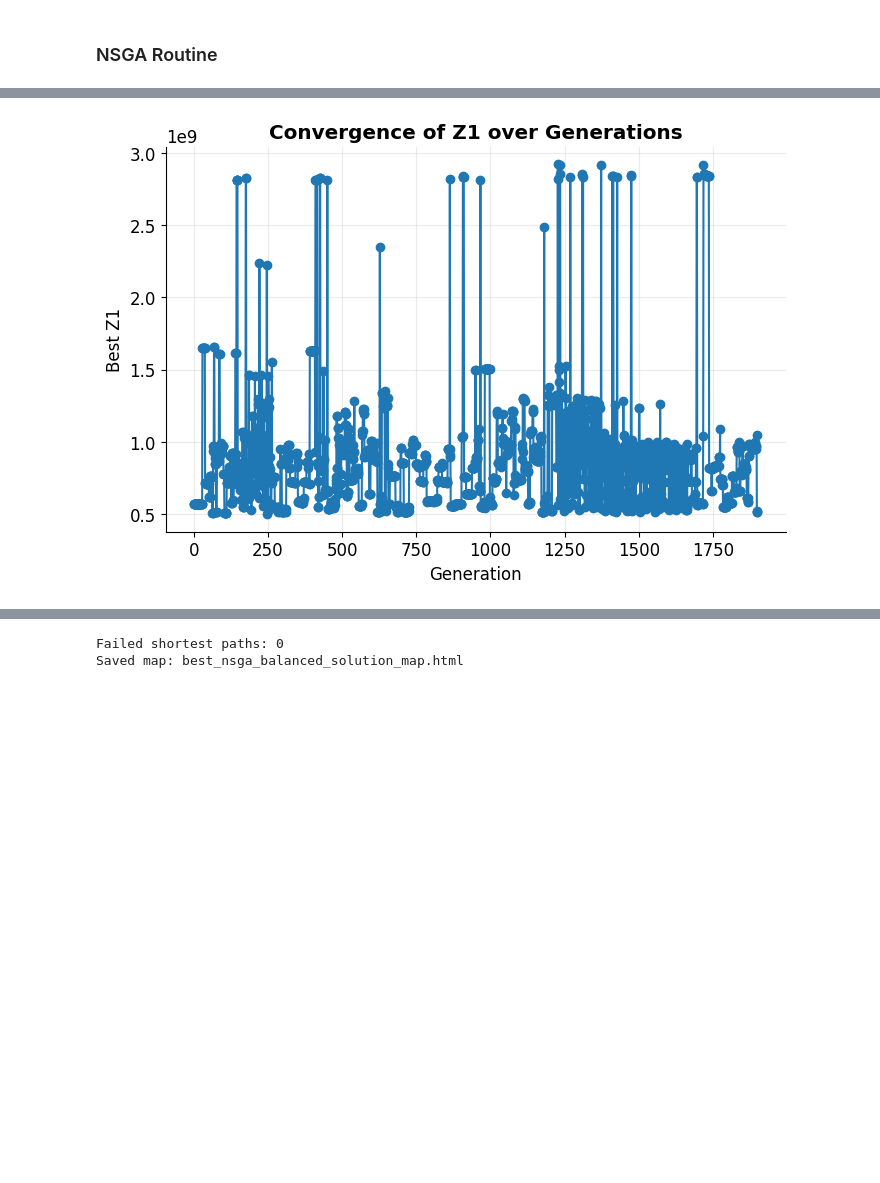
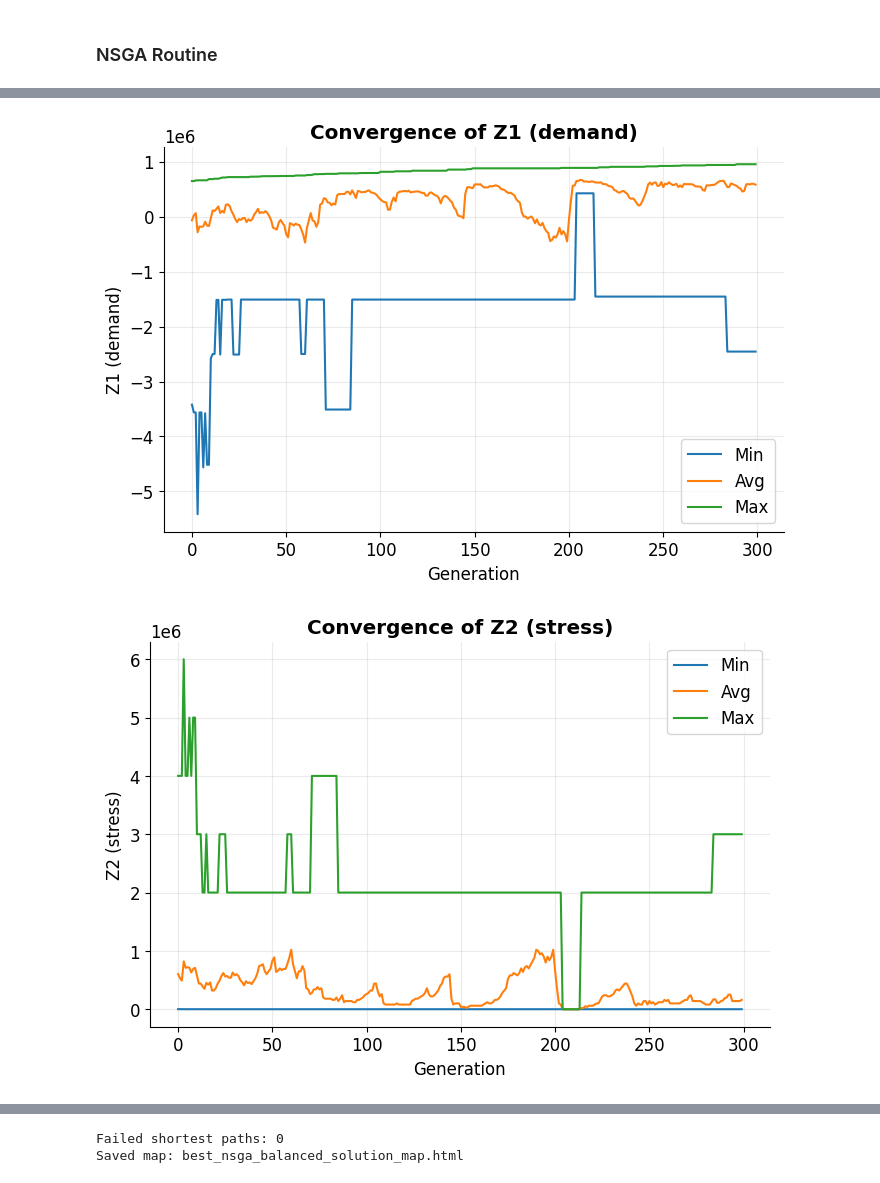
Before and after one commit to jmanzolli/VeloraApp, a Jupyter notebook: BIXI_Data_V6_ReadingFiles.ipynb, the cells around one changed output, grey strips where cells are left out. Cells and saved outputs as stored; diff of their text form; code cells hidden in the pictures; blank space fills up the shorter version.

Commit message:
new_convergence_function

```diff
--- a/BIXI_Data_V6_ReadingFiles.ipynb
+++ b/BIXI_Data_V6_ReadingFiles.ipynb
@@ -2041,34 +1551,24 @@ Plotting feasible solutions: 1901
-# %%
-# Plot convergence of the algorithm after the iterations
-import matplotlib.pyplot as plt
-
-# Example: If you have a list of best fitness values per generation (e.g., from DEAP)
-# Replace 'logbook' with your actual logbook or history object if available
-# Here, we try to use Z1_best, Z2_best, Z3_best if they are tracked per generation
-
-# If you have a logbook or history, use it. Otherwise, plot best values if available.
-try:
-    # If you have a DEAP logbook with 'min' or 'avg' values per generation
-    gen = logbook.select('gen')
-    fit_mins = logbook.chapters['fitness'].select('min')
-    plt.figure(figsize=(8,5))
-    plt.plot(gen, fit_mins, marker='o')
-    plt.xlabel('Generation')
-    plt.ylabel('Best Fitness (min)')
-    plt.title('Convergence of the Algorithm')
-    plt.grid(True)
-    plt.show()
-except Exception:
-    # Fallback: Plot best Z1, Z2, Z3 if tracked per generation
-    if 'zs' in globals():
-        plt.figure(figsize=(8,5))
-        plt.plot(zs, marker='o')
-        plt.xlabel('Generation')
-        plt.ylabel('Best Z1')
-        plt.title('Convergence of Z1 over Generations')
-        plt.grid(True)
-        plt.show()
-    else:
-        print('No convergence data found. Please provide logbook/history or best values per generation.')
-# %% [output]
-[figure, removed]
+# %%
+# Plot convergence for Z1, Z2, Z3 using logbook
+import matplotlib.pyplot as plt
+
+gens = logbook.select("gen")
+min_vals = logbook.select("min")
+avg_vals = logbook.select("avg")
+max_vals = logbook.select("max")
+
+objectives = ["Z1 (demand)", "Z2 (stress)", "Z3 (cost)"]
+for i, obj in enumerate(objectives):
+    plt.figure(figsize=(8, 5))
+    plt.plot(gens, [v[i] for v in min_vals], label="Min")
+    plt.plot(gens, [v[i] for v in avg_vals], label="Avg")
+    plt.plot(gens, [v[i] for v in max_vals], label="Max")
+    plt.xlabel("Generation")
+    plt.ylabel(obj)
+    plt.title(f"Convergence of {obj}")
+    plt.legend()
+    plt.grid(True)
+    plt.show()
+# %% [output]
+[figure, added]
+[figure, added]
```
Also changed, not shown: parts of 47 cells of this notebook.
